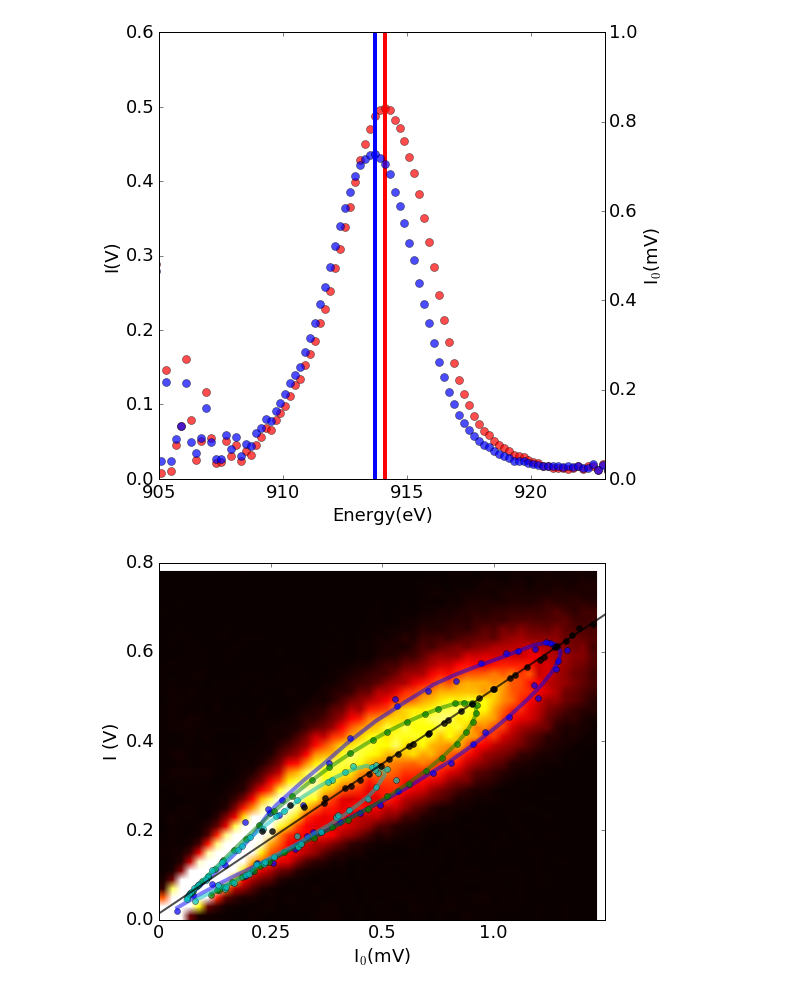
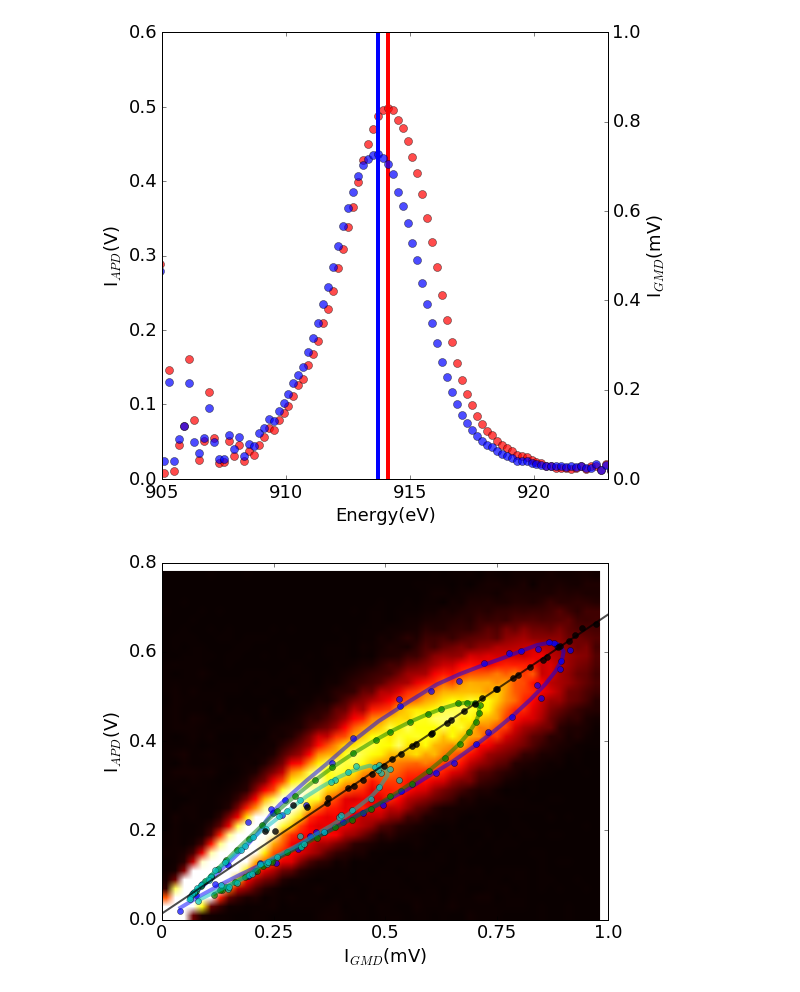
Before and after one commit to sioan/softXRayDataAndControls, a Jupyter notebook: experimentSpecificFiles/sxri0414/for_pub/regression_approach_run60.ipynb, the cells around one changed output. Saved outputs shown, nothing was run; the diff lists cells and outputs as text; code cells hidden in the pictures.

```diff
--- a/experimentSpecificFiles/sxri0414/for_pub/regression_approach_run60.ipynb
+++ b/experimentSpecificFiles/sxri0414/for_pub/regression_approach_run60.ipynb
@@ -218,7 +213,13 @@ show()
 # %%
 f6, axarr6 = plt.subplots(1, sharex=True)
-axarr6.hist(fee,bins=arange(0.2,0.7,0.01))
+axarr6.hist(fee,bins=arange(0.2,0.7,0.01),color='r',alpha=0.6)
 axarr6.set_ylabel("Counts")
 axarr6.set_xlabel("I$_{FEE}$ (mV)")
+
+for i in [[.60,1],[.4,.56],[.0,.4]]:
+    color_fee_mask = fee > i[0]
+    color_fee_mask *= fee < i[1]
+    axarr6.hist(fee[color_fee_mask],bins=arange(0.2,0.7,0.01),alpha=1)
+
 show()
 # %% [output]
@@ -226,24 +227,24 @@ show()
 # %%
 f, axarr = plt.subplots(3, sharex=True)
 
-for i in [[.6,1],[.4,.6],[.1,.4]]:
+for i in [[.60,1],[.4,.56],[.0,.4]]:
     IvsFEE_average,I0vsFEE_average,e_bins = make_IvsI0(i[0],i[1],40,50)
     IvsE_moment = mean(nan_to_num(IvsFEE_average*e_bins[:-1]))/mean(nan_to_num(IvsFEE_average))
     I0vsE_moment = mean(nan_to_num(I0vsFEE_average*e_bins[:-1]))/mean(nan_to_num(I0vsFEE_average))
-    axarr[0].plot(e_bins[:-1],IvsFEE_average,'o',markersize=8,alpha = 0.7)
-    axarr[1].plot(e_bins[:-1],I0vsFEE_average,'o',markersize=8,alpha = 0.7)
+    axarr[0].plot(e_bins[:-1],IvsFEE_average,'o',markersize=8,alpha = 1.0)
+    axarr[1].plot(e_bins[:-1],I0vsFEE_average,'o',markersize=8,alpha = 1.0)
 
 energy_start_plot,energy_end_plot = 907,923
 
 #axarr[0].set_xlabel("Energy(eV)")
-axarr[0].set_ylabel("I(V)")
+axarr[0].set_ylabel("I$_{APD}$(V)")
 axarr[0].set_xlim(energy_start_plot,energy_end_plot)
 axarr[0].axvline(x=IvsE_moment,color='r',linewidth=4)
 axarr[0].set_yticks(arange(0,0.71,0.7/2))
 #axarr[0].set_yticklabels(["0","0.5","1.0"])
 
 #axarr[1].set_xlabel("Energy(eV)")
-axarr[1].set_ylabel("I$_0$(mV)")
+axarr[1].set_ylabel("I$_{GMD}$(mV)")
 axarr[1].set_xlim(energy_start_plot,energy_end_plot)
 axarr[1].axvline(x=I0vsE_moment,color='r',linewidth=4)
 axarr[1].set_yticks(arange(0,0.0011,0.0005))
@@ -277,12 +278,12 @@ IvsFEE_average,I0vsFEE_average,e_bins = make_IvsI0(.3,.6,0,20)
 axarr3.plot(e_bins[:-1],IvsFEE_average,'o',markersize=8,alpha = 0.7,color='r')
 axarr3.set_xlabel("Energy(eV)")
 axarr3.set_ylim(0,0.6)
-axarr3.set_ylabel("I(V)")
+axarr3.set_ylabel("I$_{APD}$(V)")
 x_location = e_bins[argmax(nan_to_num(IvsFEE_average))]
 axarr3.axvline(x=x_location,color='r',linewidth=4)
 axarr4 = axarr3.twinx()
 axarr4.plot(e_bins[:-1],I0vsFEE_average,'o',markersize=8,alpha = 0.7)
-axarr4.set_ylabel("I$_0$(mV)")
+axarr4.set_ylabel("I$_{GMD}}$(mV)")
 axarr4.set_ylim(0,0.001)
 axarr4.set_xlim(energy_start_plot-2,energy_end_plot)
 axarr4.set_yticks(arange(0,.0011,.0002))
@@ -292,7 +293,7 @@ axarr4.axvline(x=x2_location,color='b',linewidth=4)
 
 show()
 # %% [output]
-[figure, old version]
+[figure, new version]
 # %%
 def gaussian(x, x0,sigma,a):
 
@@ -301,37 +302,37 @@ def gaussian(x, x0,sigma,a):
 
 def gaussian_mod(offset):
     def gaussian(x, x0,sigma,a):
         return a*exp(-(x-x0)**2/(2*sigma**2))+offset
     return gaussian
 
 my_colors = ['b','g','c']
 axes = figure().add_subplot(111)
 axes.imshow((IvsI0_hist[0][::-1,:]+1),cmap='hot',interpolation='bilinear',clim=(0,400),extent=(0,max(x_bins),0,max(y_bins)),aspect=1.0/1e3)
-ylabel("I (V)")
-xlabel("I$_0$(mV)")
+ylabel("I$_{APD}$(V)")
+xlabel("I$_{GMD}$(mV)")
 my_counter = 0
 for i in [[.60,1],[.4,.56],[.0,.4]]:
     IvsFEE_average,I0vsFEE_average,e_bins = make_IvsI0(i[0],i[1],45,82)
     axes.plot(I0vsFEE_average,IvsFEE_average,'o',markersize=6,alpha = 0.7,color=my_colors[my_counter])
     poptIvsFee, pcovIvsFee = curve_fit(gaussian, e_bins[:-1],IvsFEE_average,p0=[914,5,1])
     poptI0vsFee, pcovI0vsFee = curve_fit(gaussian, e_bins[:-1],I0vsFEE_average,p0=[914,5,.001])
     axes.plot(savgol_filter(I0vsFEE_average,11,3),savgol_filter(IvsFEE_average,11,3),alpha=0.5,linewidth=4,color=my_colors[my_counter])
     #poptIvsFee, pcovIvsFee = curve_fit(gaussian_mod(-0.00), e_bins[:-1],IvsFEE_average,p0=[914,5,1])
     #poptI0vsFee, pcovI0vsFee = curve_fit(gaussian_mod(-1e-5), e_bins[:-1],I0vsFEE_average,p0=[914,5,.001])
     #axes.plot(gaussian(e_bins,*poptI0vsFee),gaussian(e_bins,*poptIvsFee),alpha=0.5,linewidth=4,color=my_colors[my_counter])
 
     my_counter +=1
 
 axes.plot(arange(0,0.0015,.0001),my_slope[0]*arange(0,0.0015,.0001)+my_slope[1],'k-',linewidth=2,alpha=0.7)
 axes.plot(array(GMD_spectra_amplitude).transpose()[2],array(acq_spectra_amplitude).transpose()[2],'ko',alpha=50)
 axes.set_xlim(0,0.001)
 axes.set_ylim(0,0.8)
 axes.set_xticks(arange(0,0.0011,0.00025))
-axes.set_xticklabels(["0","0.25","0.5","1.0"])
+axes.set_xticklabels(["0","0.25","0.5","0.75","1.0"])
 axes.set_yticks(arange(0,0.9,0.2))
 show()
 # %% [output]
-[figure, old version]
+[figure, new version]
 # %%
 my_colors = ['b','g','c']
 axes = figure().add_subplot(111)
```
Also changed, not shown: parts of 6 cells of this notebook, 5 other files.
